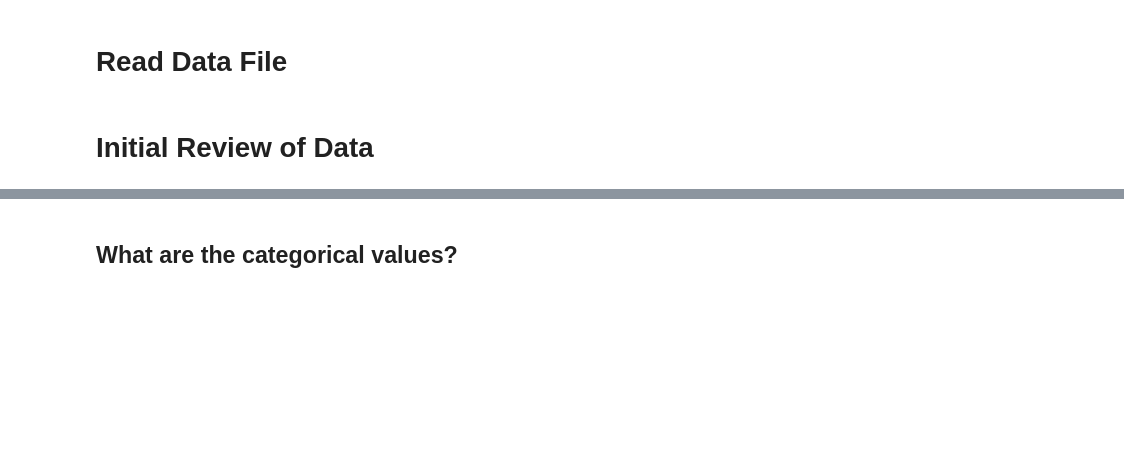
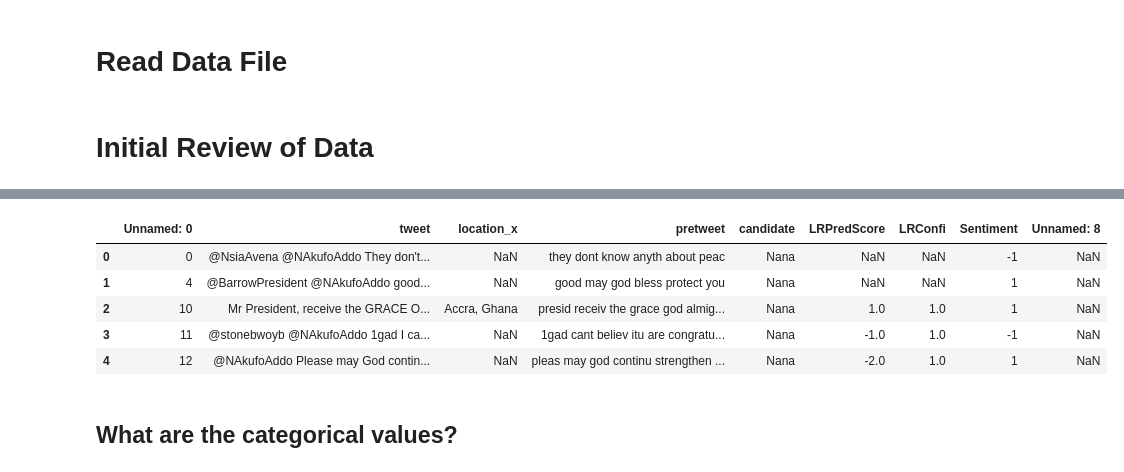
Before and after one commit to ShesterG/Twitter-Sentiment-Analysis, a Jupyter notebook: notebooks/01_eda.ipynb, the cells around one changed output, grey strips where cells are left out. Cells and saved outputs as stored; diff of their text form; code cells hidden in the pictures; blank space fills up the shorter version.

```diff
--- a/notebooks/01_eda.ipynb
+++ b/notebooks/01_eda.ipynb
@@ -22,6 +22,8 @@ SAVE_FILE = True
 # Read Data File
 # %%
 df = pd.read_csv(DATA_FILE_PATH + DATA_FILE_NAME, encoding = "ISO-8859-1")
+# %%
+df.rename(columns={'prep_tweet': 'pretweet'}, inplace=True)
 # %% [markdown]
 # Initial Review of Data
 # %%
@@ -35,0 +47,9 @@ df.head()
+# %%
+df.head()
+# %% [output]
+|  | Unnamed: 0 | tweet | location_x | pretweet | candidate | LRPredScore | LRConfi | Sentiment | Unnamed: 8 |
+| 0 | 0 | @NsiaAvena @NAkufoAddo They don't... | NaN | they dont know anyth about peac | Nana | NaN | NaN | -1 | NaN |
+| 1 | 4 | @BarrowPresident @NAkufoAddo good... | NaN | good may god bless protect you | Nana | NaN | NaN | 1 | NaN |
+| 2 | 10 | Mr President, receive the GRACE O... | Accra, Ghana | presid receiv the grace god almig... | Nana | 1.0 | 1.0 | 1 | NaN |
+| 3 | 11 | @stonebwoyb @NAkufoAddo 1gad I ca... | NaN | 1gad cant believ itu are congratu... | Nana | -1.0 | 1.0 | -1 | NaN |
+| 4 | 12 | @NAkufoAddo Please may God contin... | NaN | pleas may god continu strengthen ... | Nana | -2.0 | 1.0 | 1 | NaN |
```
Also changed, not shown: parts of 20 cells of this notebook.
